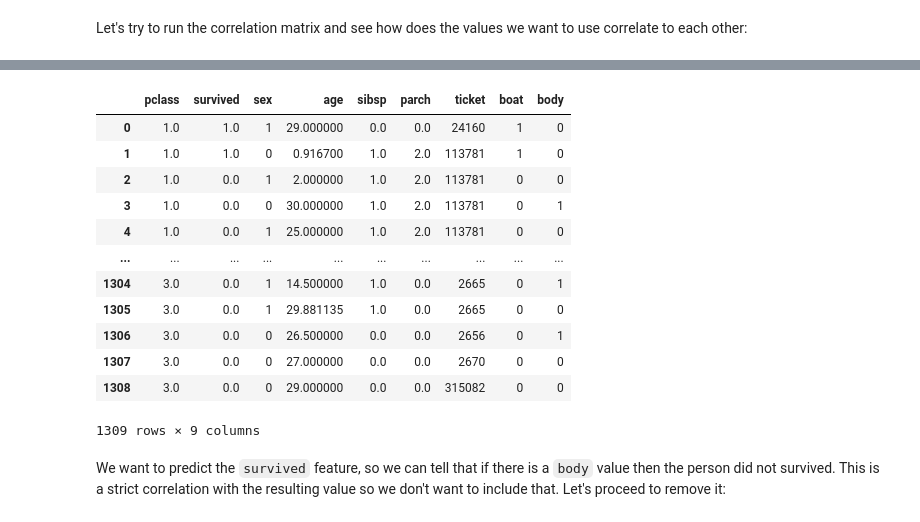
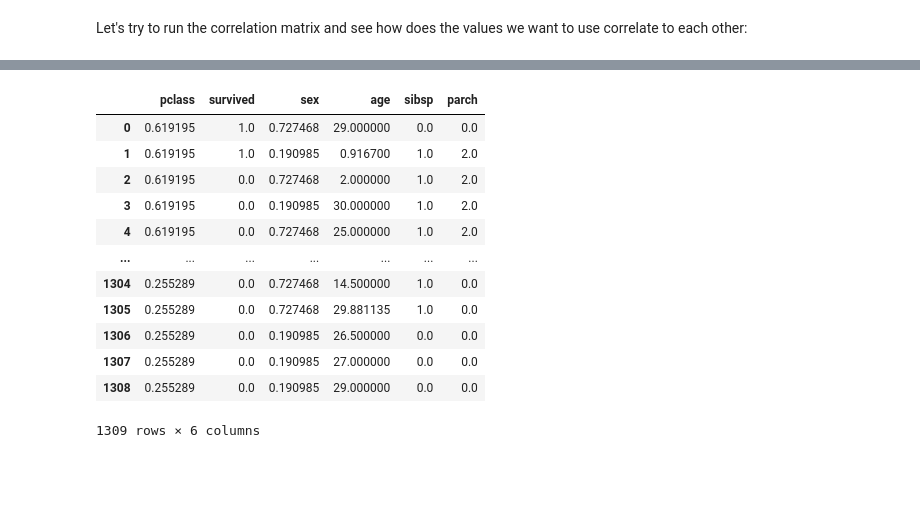
Before and after one commit to NPGiorgi/mlucu, a Jupyter notebook: titanic/titanic.ipynb, the cells around one changed output, grey strips where cells are left out. Saved outputs shown, nothing was run; the diff lists cells and outputs as text; code cells hidden in the pictures; blank space fills up the shorter version.

```diff
--- a/titanic/titanic.ipynb
+++ b/titanic/titanic.ipynb
@@ -119,9 +113,0 @@ I'm going to do some initial cleaning in the data. Let get the prefix out of the
-# %%
-def get_prefix(name: str) -> str:
-    # expected format: `Smith, Mr. James Clinch`
-    forename, surname = name.split(",")
-    prefix = surname.split(".")[0]
-    return prefix.strip()
-
-df["prefix"] = df["name"].map(get_prefix)
-df.copy()
@@ -147,9 +120,7 @@ Let's now remove a few columns we won't use:
 # %%
 df = df.drop("name", axis=1)
 df = df.drop("embarked", axis=1)
-
-# ignore prefix for now
-df = df.drop("prefix", axis=1)
+df = df.drop("ticket", axis=1)
 
 df.copy()
 # %% [output]
@@ -171,9 +141,0 @@ By looking at the columns we can see that we have some data we need to encode, `
-# %%
-from category_encoders import OneHotEncoder
-
-encoder = OneHotEncoder()
-
-
-ndf = encoder.fit_transform(df['sex'])
-df["sex"] = ndf["sex_1"] # 0 is female, 1 is male
-df.copy()
@@ -193,0 +142,12 @@ df.copy()
+# %%
+from category_encoders import TargetEncoder
+
+# encode sex
+ndf = TargetEncoder().fit_transform(df['sex'], df["survived"])
+df["sex"] = ndf
+
+# convert pclass to str and encode
+df['pclass'] = df['pclass'].astype(str)
+ndf = TargetEncoder().fit_transform(df["pclass"], df["survived"])
+df["pclass"] = ndf
+df.copy()
@@ -220,19 +194,20 @@ After taking a look at the chart and the matrix, we can find a correlation betwe
 # %%
+# drop columns
 df = df.drop("fare", axis=1)
+df = df.drop("body", axis=1)
+df = df.drop("boat", axis=1)
 df.copy()
 # %% [output]
-|  | pclass | survived | sex | age | sibsp | parch | ticket | boat | body |
-| 0 | 1.0 | 1.0 | 1 | 29.000000 | 0.0 | 0.0 | 24160 | 1 | 0 |
-| 1 | 1.0 | 1.0 | 0 | 0.916700 | 1.0 | 2.0 | 113781 | 1 | 0 |
-| 2 | 1.0 | 0.0 | 1 | 2.000000 | 1.0 | 2.0 | 113781 | 0 | 0 |
-| 3 | 1.0 | 0.0 | 0 | 30.000000 | 1.0 | 2.0 | 113781 | 0 | 1 |
-| 4 | 1.0 | 0.0 | 1 | 25.000000 | 1.0 | 2.0 | 113781 | 0 | 0 |
-| ... | ... | ... | ... | ... | ... | ... | ... | ... | ... |
-| 1304 | 3.0 | 0.0 | 1 | 14.500000 | 1.0 | 0.0 | 2665 | 0 | 1 |
-| 1305 | 3.0 | 0.0 | 1 | 29.881135 | 1.0 | 0.0 | 2665 | 0 | 0 |
-| 1306 | 3.0 | 0.0 | 0 | 26.500000 | 0.0 | 0.0 | 2656 | 0 | 1 |
-| 1307 | 3.0 | 0.0 | 0 | 27.000000 | 0.0 | 0.0 | 2670 | 0 | 0 |
-| 1308 | 3.0 | 0.0 | 0 | 29.000000 | 0.0 | 0.0 | 315082 | 0 | 0 |
+|  | pclass | survived | sex | age | sibsp | parch |
+| 0 | 0.619195 | 1.0 | 0.727468 | 29.000000 | 0.0 | 0.0 |
+| 1 | 0.619195 | 1.0 | 0.190985 | 0.916700 | 1.0 | 2.0 |
+| 2 | 0.619195 | 0.0 | 0.727468 | 2.000000 | 1.0 | 2.0 |
+| 3 | 0.619195 | 0.0 | 0.190985 | 30.000000 | 1.0 | 2.0 |
+| 4 | 0.619195 | 0.0 | 0.727468 | 25.000000 | 1.0 | 2.0 |
+| ... | ... | ... | ... | ... | ... | ... |
+| 1304 | 0.255289 | 0.0 | 0.727468 | 14.500000 | 1.0 | 0.0 |
+| 1305 | 0.255289 | 0.0 | 0.727468 | 29.881135 | 1.0 | 0.0 |
+| 1306 | 0.255289 | 0.0 | 0.190985 | 26.500000 | 0.0 | 0.0 |
+| 1307 | 0.255289 | 0.0 | 0.190985 | 27.000000 | 0.0 | 0.0 |
+| 1308 | 0.255289 | 0.0 | 0.190985 | 29.000000 | 0.0 | 0.0 |
-1309 rows × 9 columns
+1309 rows × 6 columns
-# %% [markdown]
-We want to predict the `survived` feature, so we can tell that if there is a `body` value then the person did not survived. This is a strict correlation with the resulting value so we don't want to include that. Let's proceed to remove it:
```
Also changed, not shown: parts of 15 cells of this notebook.
